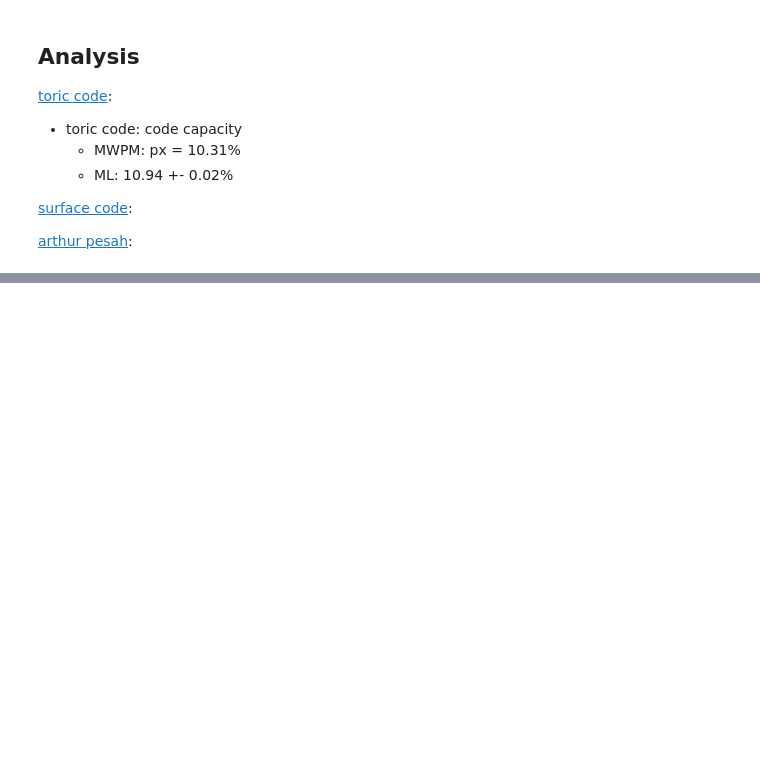
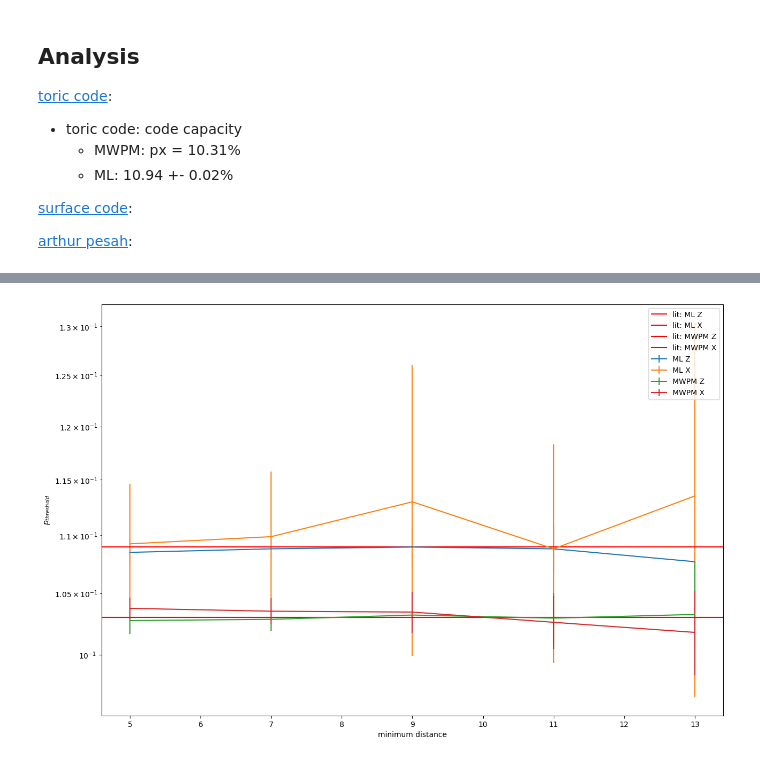
Before and after one commit to leonardlux/MasterArbeit, a Jupyter notebook: code/result_basic_noise.ipynb, the cells around one changed output, grey strips where cells are left out. Cells and saved outputs as stored; diff of their text form; code cells hidden in the pictures; blank space fills up the shorter version.

```diff
--- a/code/result_basic_noise.ipynb
+++ b/code/result_basic_noise.ipynb
@@ -405,0 +419,8 @@ results_MWPM_X = result
+# %%
+# collection of all threshold:
+results = [results_ML_Z, results_ML_X, results_MWPM_Z, results_MWPM_X]
+names = ["ML Z", "ML X", "MWPM Z", "MWPM X"]
+literature = [0.109, 0.109, 0.103, 0.103]
+
+for i in range(len(names)):
+    print(f"For {names[i]}: threshold = {results[i]["p_th"][0]*10**2:.3f}% (literatur: {literature[i]*10**2:.3f}%)")
@@ -405,0 +451,23 @@ results_MWPM_X = result
+# %%
+min_distances = [5,7,9,11,13]
+p_window = 0.01
+
+p_th_varied = np.zeros((len(min_distances), len(folder_names)))
+err_p_th_varied = np.zeros((len(min_distances), len(folder_names)))
+nu_fit_varied = np.zeros((len(min_distances), len(folder_names)))
+
+for j in range(len(min_distances)):
+    for i in range(len(folder_names)):
+        result = analysis_pipeline(
+            folder_name = folder_names[i],
+            guess_pth = [g_pths[i]],
+            guess_nu = [g_nus[i]],
+            min_distance= min_distances[j],
+            min_noise_rate = g_pths[i] - p_window,
+            max_noise_rate = g_pths[i] + p_window,
+            plots=False
+            )
+
+        p_th_varied[j,i] =  result["p_th"][0]
+        err_p_th_varied[j,i] =  result["err_p_th"][0]
+        nu_fit_varied[j,i] = result["nu_fit"][0]
@@ -405,0 +492,16 @@ results_MWPM_X = result
+# %%
+literature = [0.109, 0.109, 0.103, 0.103]
+plt.figure(figsize=(15,10))
+plt.xlabel("minimum distance")
+for i in range(len(folder_names)):
+    if i == 1:
+        pass
+        # continue
+    plt.errorbar(min_distances,p_th_varied[:,i], yerr=err_p_th_varied[:,i],label=names[i])
+    plt.axhline(literature[i], label="lit: "+ names[i], color= "red" )
+plt.ylabel("$p_{threshold}$")
+plt.yscale("log")
+plt.legend()
+plt.show()
+# %% [output]
+[figure, added]
```
Also changed, not shown: parts of 11 cells of this notebook, 3 other files.
